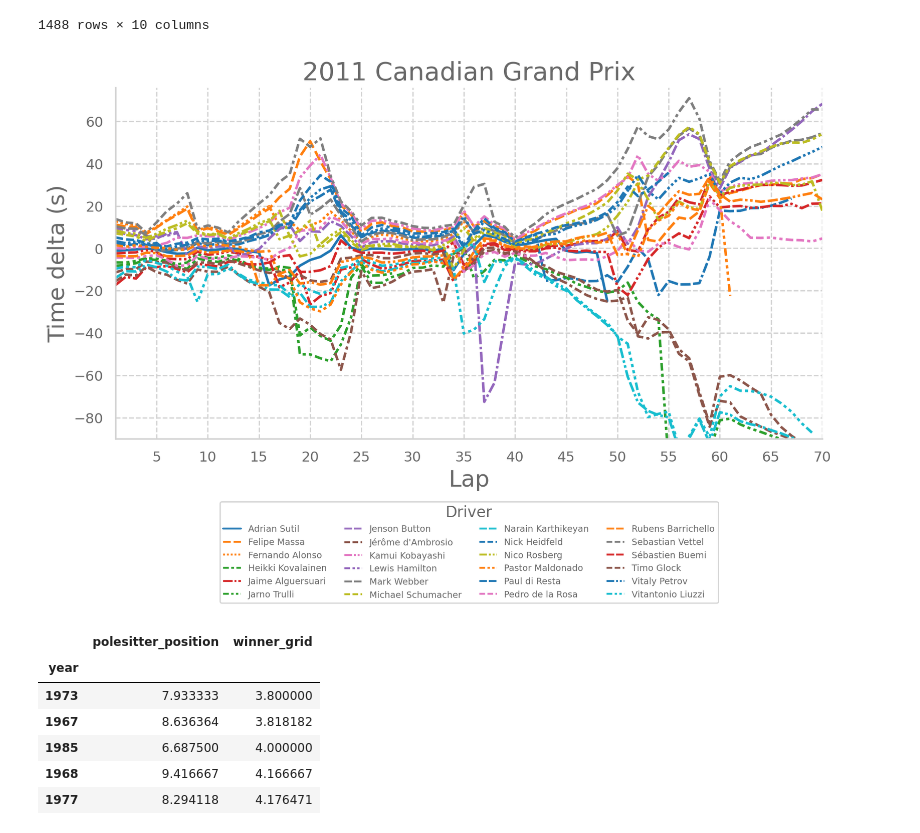
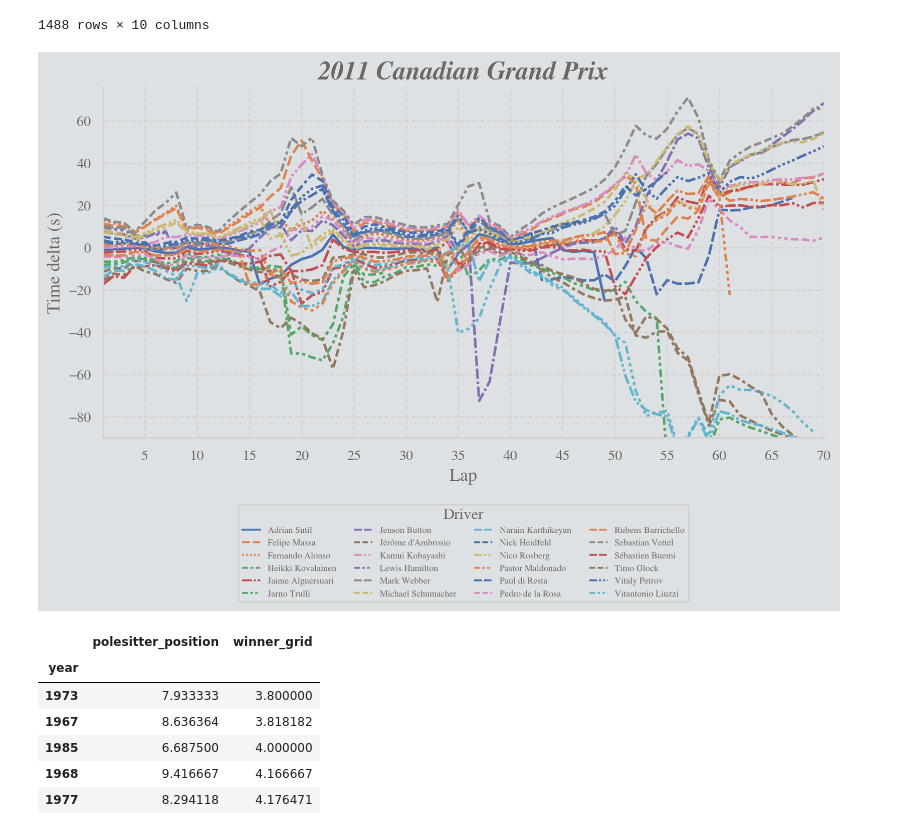
Before and after one commit to kztrp/MotorsportStats, a Jupyter notebook: F1Analyst.ipynb, the cells around one changed output. Drawn from its saved outputs; the diff is of its cells as text; code cells hidden in the pictures.

```diff
--- a/F1Analyst.ipynb
+++ b/F1Analyst.ipynb
@@ -113,10 +113,14 @@ lap_times_df
 | 1487 | 205373 | 847 | 69 | 13 | 1:26.021 | 86021 | Vitantonio Liuzzi | -4.405176 | -87.116929 | ... |
 1488 rows × 10 columns
 # %%
+# from scipy.ndimage.filters import gaussian_filter1d
+
+# lap_times_df['total_time_smooth'] = gaussian_filter1d(lap_times_df['total_time'], sigma=0.5)
+
 plt.figure(figsize=(10,5),dpi=200)
 # sns.set(style="whitegrid")
 
-sns.set(font='Franklin Gothic Book',
+sns.set(font='Nimbus Roman',
         rc={
  'axes.axisbelow': False,
  'axes.edgecolor': 'lightgrey',
@@ -127,7 +131,7 @@ sns.set(font='Franklin Gothic Book',
  'axes.labelcolor': 'dimgrey',
  'axes.spines.right': False,
  'axes.spines.top': False,
- 'figure.facecolor': 'white',
+ 'figure.facecolor': '#dee1e3',
  'lines.solid_capstyle': 'round',
  'patch.edgecolor': 'w',
  'patch.force_edgecolor': True,
@@ -140,39 +144,39 @@ sns.set(font='Franklin Gothic Book',
  'ytick.direction': 'out',
  'ytick.left': False,
  'ytick.right': False})
-sns.set_context("notebook", rc={"font.size":16,
+sns.set_context("notebook", rc={"font.size":12,
                                 "axes.titlesize":20,
-                                "axes.labelsize":18})
+                                "axes.labelsize":14})
 
-ax = sns.lineplot(data=lap_times_df, x='lap', y='total_time', hue='constructor', style='driver', palette='tab10', linewidth=2)
+ax = sns.lineplot(data=lap_times_df, x='lap', y='total_time', hue='constructor', style='driver', palette='deep', linewidth=2)
 drivers_dict = dict(zip(lap_times_df.driver, lap_times_df.constructor))
 handles, labels = ax.get_legend_handles_labels()
 index_item_title = labels.index('driver')
 color_dict = {label: handle.get_color()
               for handle, label in zip(handles[1:index_item_title], labels[1:index_item_title])}
 
 for handle, label in zip(handles[index_item_title + 1:], labels[index_item_title + 1:]):
     handle.set_color(color_dict[drivers_dict[ label]])
 
 # create a legend only using the items
 
 
 # plt.legend(bbox_to_anchor=(0.85, -0.15), ncol=4, prop={'size': 7})
 # plt.yticks(range(1, len(lap_times_df['driver'].unique())+1))
 plt.xticks(range(0, lap_times_df['lap'].max()+1, 5))
-plt.title(race_name)
+plt.title(race_name, fontweight='bold', fontstyle='italic')
 plt.ylabel('Time delta (s)')
 plt.xlabel('Lap')
 plt.xlim(1, lap_times_df['lap'].max())
 plt.ylim(-90, lap_times_df['total_time'].max()+5)
 
 ax.legend(handles[index_item_title + 1:], labels[index_item_title + 1:], title='Driver',
           bbox_to_anchor=(0.5, -0.48), ncol=4, prop={'size': 7}, loc='lower center')
 # plt.tight_layout()
 ax.set_axisbelow(True)
 plt.savefig(f'exported_images/f1_races/{race_name}.png', bbox_inches='tight', dpi=150, transparent=False)
 # %% [output]
-[figure, old version]
+[figure, new version]
 # %%
 import matplotlib as mpl
 
```
Also changed, not shown: 3 other files.
